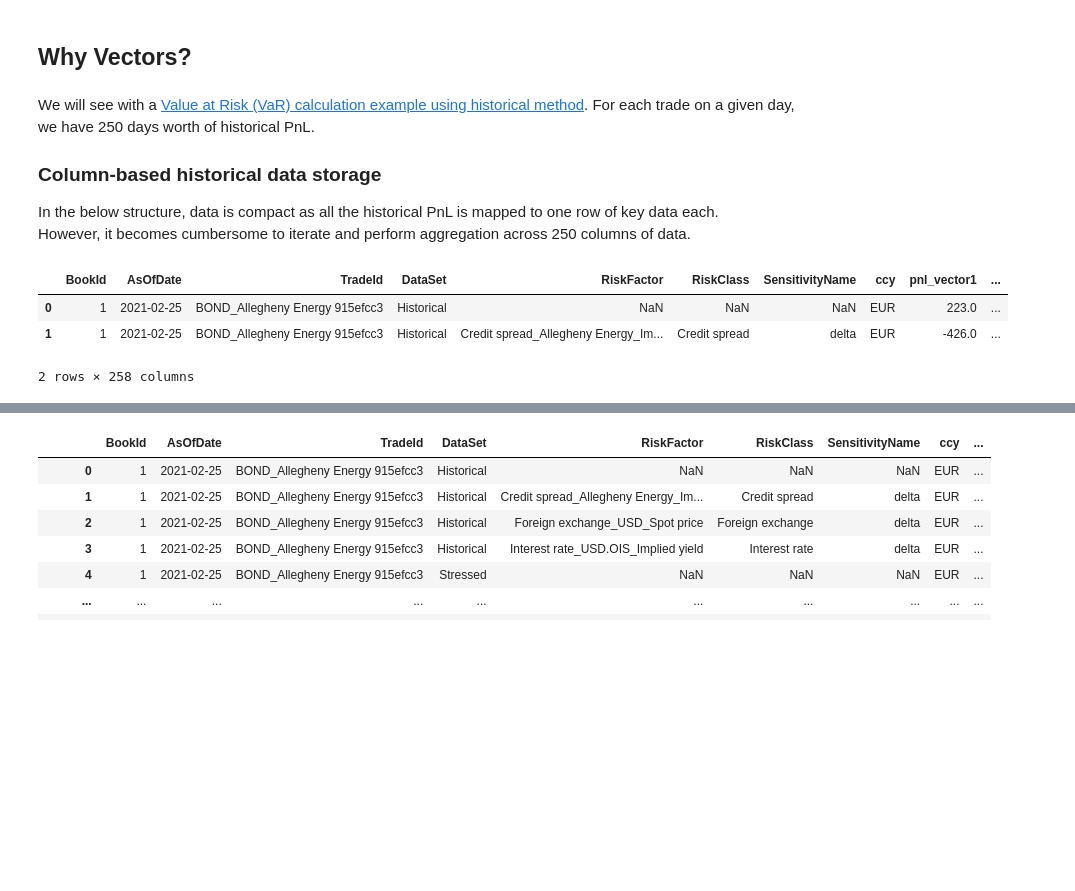
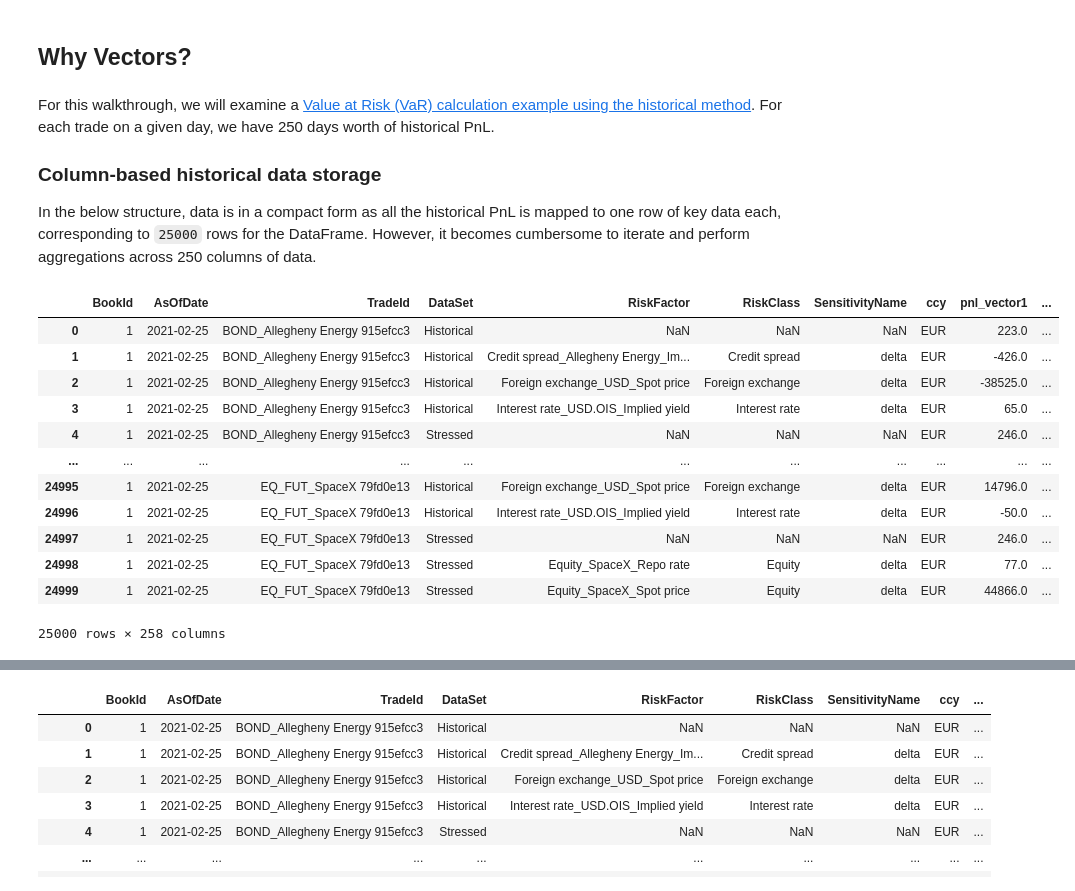
Before and after one commit to atoti/atoti, a Jupyter notebook: 02-technical-guides/directquery-vector/main.ipynb, the cells around one changed output, grey strips where cells are left out. Cells and saved outputs as stored; diff of their text form; code cells hidden in the pictures; blank space fills up the shorter version.

```diff
--- a/02-technical-guides/directquery-vector/main.ipynb
+++ b/02-technical-guides/directquery-vector/main.ipynb
@@ -14,24 +13,32 @@ So, why do we need vectors for such cases?
 # %% [markdown]
 ## Why Vectors?
 # %% [markdown]
-We will see with a [Value at Risk (VaR) calculation example using historical method](https://www.investopedia.com/articles/04/092904.asp#toc-1-historical-method).  For each trade on a given day, we have 250 days worth of historical PnL.
+For this walkthrough, we will examine a [Value at Risk (VaR) calculation example using the historical method](https://www.investopedia.com/articles/04/092904.asp#toc-1-historical-method). For each trade on a given day, we have 250 days worth of historical PnL.
 
 ### Column-based historical data storage
 
-In the below structure, data is compact as all the historical PnL is mapped to one row of key data each.
-However, it becomes cumbersome to iterate and perform aggregation across 250 columns of data.
+In the below structure, data is in a compact form as all the historical PnL is mapped to one row of key data each, corresponding to `25000` rows for the DataFrame. However, it becomes cumbersome to iterate and perform aggregations across 250 columns of data.
 # %%
 import pandas as pd
 
 df = pd.read_csv(
     "https://data.atoti.io/notebooks/direct-query/data/TradePnLs_0_25000.csv"
 )
-df.head(2)
+df
 # %% [output]
 |  | BookId | AsOfDate | TradeId | DataSet | RiskFactor | RiskClass | SensitivityName | ccy | pnl_vector1 | ... |
 | 0 | 1 | 2021-02-25 | BOND_Allegheny Energy 915efcc3 | Historical | NaN | NaN | NaN | EUR | 223.0 | ... |
 | 1 | 1 | 2021-02-25 | BOND_Allegheny Energy 915efcc3 | Historical | Credit spread_Allegheny Energy_Im... | Credit spread | delta | EUR | -426.0 | ... |
+| 2 | 1 | 2021-02-25 | BOND_Allegheny Energy 915efcc3 | Historical | Foreign exchange_USD_Spot price | Foreign exchange | delta | EUR | -38525.0 | ... |
+| 3 | 1 | 2021-02-25 | BOND_Allegheny Energy 915efcc3 | Historical | Interest rate_USD.OIS_Implied yield | Interest rate | delta | EUR | 65.0 | ... |
+| 4 | 1 | 2021-02-25 | BOND_Allegheny Energy 915efcc3 | Stressed | NaN | NaN | NaN | EUR | 246.0 | ... |
+| ... | ... | ... | ... | ... | ... | ... | ... | ... | ... | ... |
+| 24995 | 1 | 2021-02-25 | EQ_FUT_SpaceX 79fd0e13 | Historical | Foreign exchange_USD_Spot price | Foreign exchange | delta | EUR | 14796.0 | ... |
+| 24996 | 1 | 2021-02-25 | EQ_FUT_SpaceX 79fd0e13 | Historical | Interest rate_USD.OIS_Implied yield | Interest rate | delta | EUR | -50.0 | ... |
+| 24997 | 1 | 2021-02-25 | EQ_FUT_SpaceX 79fd0e13 | Stressed | NaN | NaN | NaN | EUR | 246.0 | ... |
+| 24998 | 1 | 2021-02-25 | EQ_FUT_SpaceX 79fd0e13 | Stressed | Equity_SpaceX_Repo rate | Equity | delta | EUR | 77.0 | ... |
+| 24999 | 1 | 2021-02-25 | EQ_FUT_SpaceX 79fd0e13 | Stressed | Equity_SpaceX_Spot price | Equity | delta | EUR | 44866.0 | ... |
-2 rows × 258 columns
+25000 rows × 258 columns
 # %% [markdown]
 ### Row-based historical data storage
 
```
Also changed, not shown: parts of 40 cells of this notebook, 11 other files.
